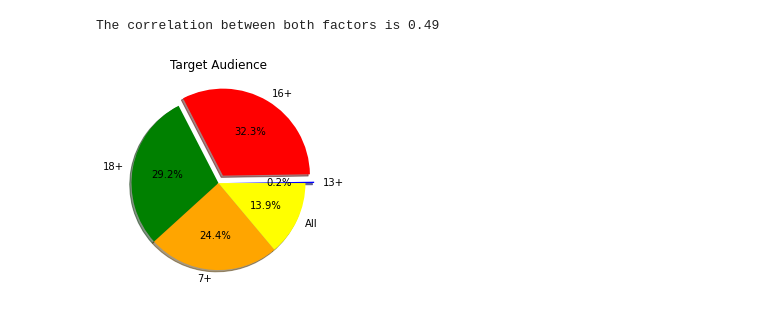
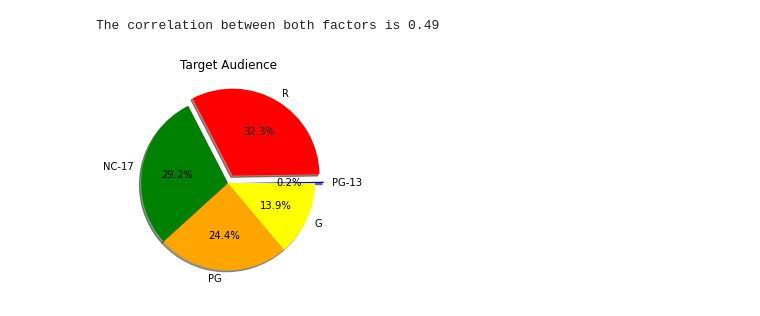
Before and after one commit to Tgreenhu/streaming-platform-analysis, a Jupyter notebook: Streaming Platforms/netflix.ipynb, the cells around one changed output. Cells and saved outputs as stored; diff of their text form; code cells hidden in the pictures.

```diff
--- a/Streaming Platforms/netflix.ipynb
+++ b/Streaming Platforms/netflix.ipynb
@@ -224,14 +238,14 @@ The correlation between both factors is 0.49
 # %%
 #Netflix target audience pie chart
 
 netflix_age_group = netflix_df.groupby("Age")
 age_count = netflix_age_group.count()
 
 explode = (0.1,0.1,0,0,0)
-labels = ['13+','16+','18+','7+','All']
+labels = ['PG-13','R','NC-17','PG','G']
 colors = ['blue','red','green','orange','yellow']
 
 plt.pie(age_count['Title'],explode = explode, labels = labels, colors = colors,autopct="%1.1f%%", shadow=True);
 plt.title('Target Audience');
 # %% [output]
-[figure, old version]
+[figure, new version]
```
Also changed, not shown: parts of 2 cells of this notebook, 3 other files.
